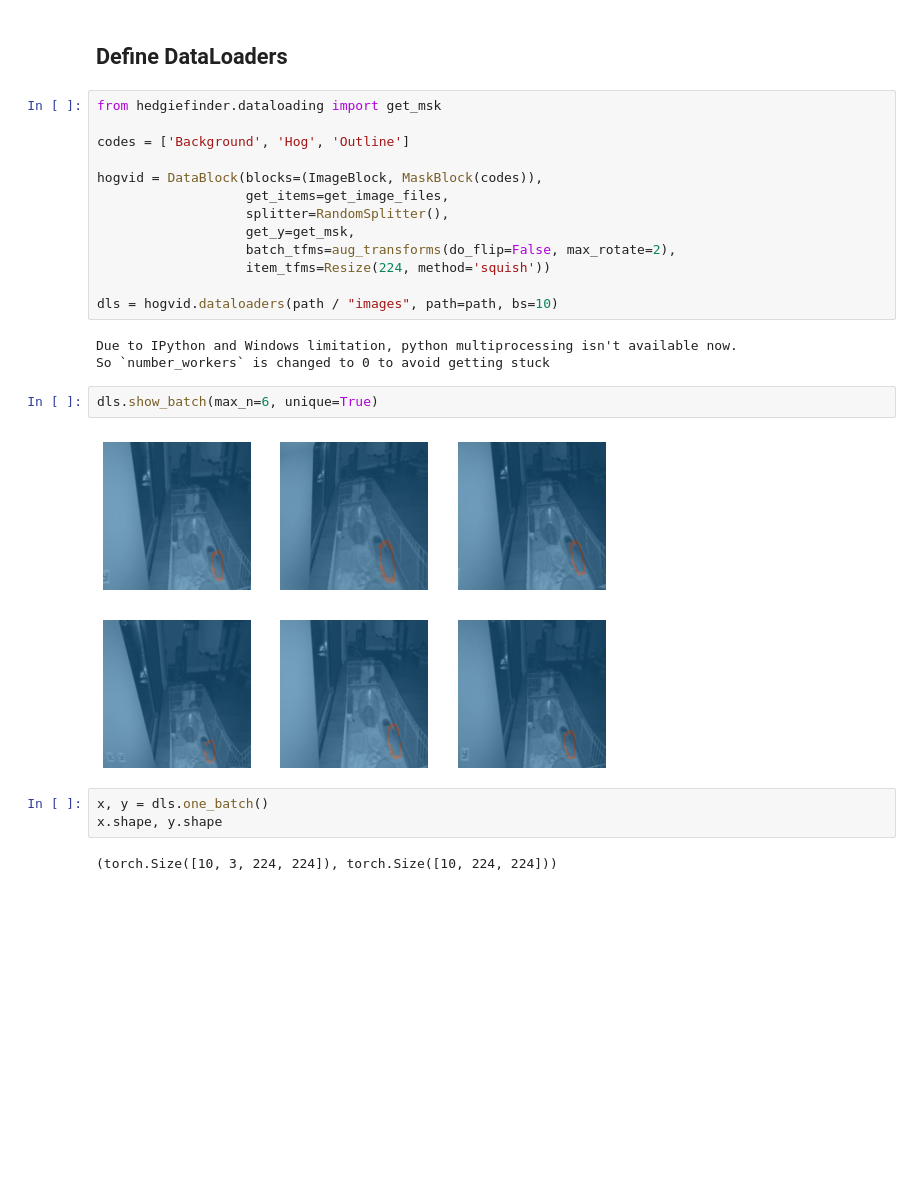
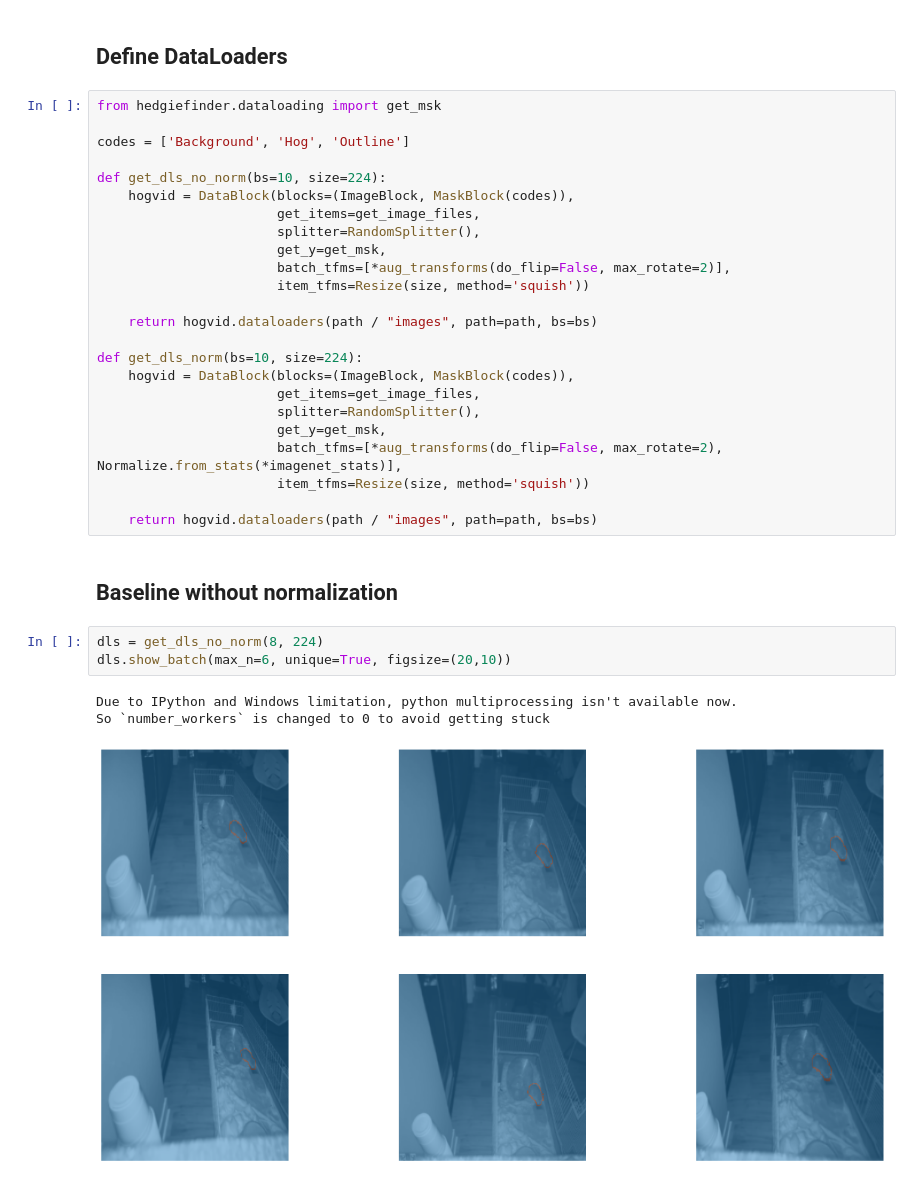
Before and after one commit to bnel1201/hog_finder, a Jupyter notebook: notebooks/segmentation_train.ipynb, the cells around one changed output. Drawn from its saved outputs; the diff is of its cells as text; blank space fills up the shorter version.

```diff
--- a/notebooks/segmentation_train.ipynb
+++ b/notebooks/segmentation_train.ipynb
@@ -18,24 +19,32 @@ from hedgiefinder.dataloading import get_msk
 
 codes = ['Background', 'Hog', 'Outline']
 
-hogvid = DataBlock(blocks=(ImageBlock, MaskBlock(codes)),
-                   get_items=get_image_files,
-                   splitter=RandomSplitter(),
-                   get_y=get_msk,
-                   batch_tfms=aug_transforms(do_flip=False, max_rotate=2),
-                   item_tfms=Resize(224, method='squish'))
+def get_dls_no_norm(bs=10, size=224):
+    hogvid = DataBlock(blocks=(ImageBlock, MaskBlock(codes)),
+                       get_items=get_image_files,
+                       splitter=RandomSplitter(),
+                       get_y=get_msk,
+                       batch_tfms=[*aug_transforms(do_flip=False, max_rotate=2)],
+                       item_tfms=Resize(size, method='squish'))
 
-dls = hogvid.dataloaders(path / "images", path=path, bs=10)
+    return hogvid.dataloaders(path / "images", path=path, bs=bs)
+
+def get_dls_norm(bs=10, size=224):
+    hogvid = DataBlock(blocks=(ImageBlock, MaskBlock(codes)),
+                       get_items=get_image_files,
+                       splitter=RandomSplitter(),
+                       get_y=get_msk,
+                       batch_tfms=[*aug_transforms(do_flip=False, max_rotate=2),  Normalize.from_stats(*imagenet_stats)],
+                       item_tfms=Resize(size, method='squish'))
+
+    return hogvid.dataloaders(path / "images", path=path, bs=bs)
-# %% [output]
-Due to IPython and Windows limitation, python multiprocessing isn't available now.
-So `number_workers` is changed to 0 to avoid getting stuck
+# %% [markdown]
+## Baseline without normalization
 # %%
-dls.show_batch(max_n=6, unique=True)
+dls = get_dls_no_norm(8, 224)
+dls.show_batch(max_n=6, unique=True, figsize=(20,10))
 # %% [output]
+Due to IPython and Windows limitation, python multiprocessing isn't available now.
+So `number_workers` is changed to 0 to avoid getting stuck
-[figure, old version]
+[figure, new version]
-# %%
-x, y = dls.one_batch()
-x.shape, y.shape
-# %% [output]
-(torch.Size([10, 3, 224, 224]), torch.Size([10, 224, 224]))
 # %%
```
Also changed, not shown: parts of 21 cells of this notebook, 8 other files.
